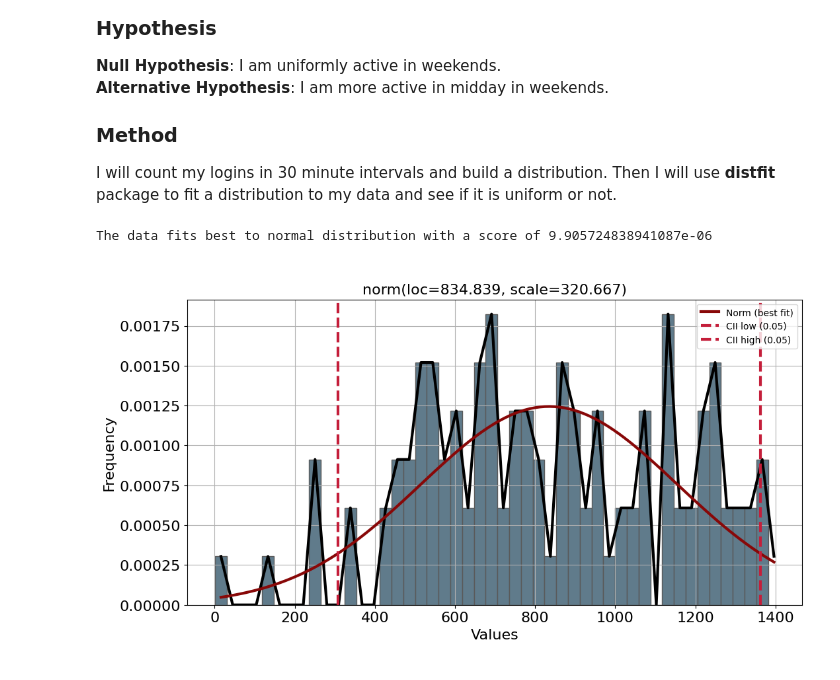
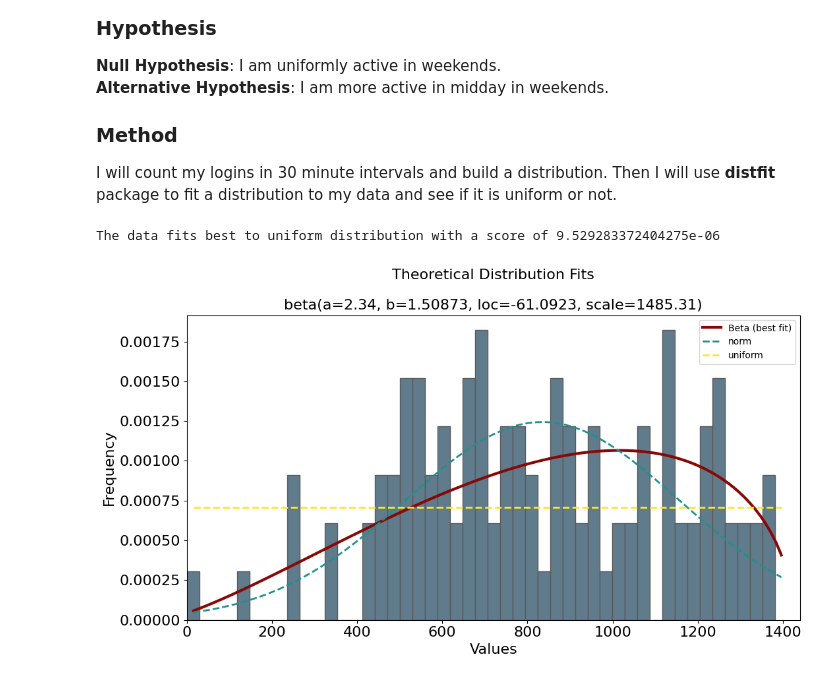
Before and after one commit to firatbatar/my-reddit-data, a Jupyter notebook: reddit_analysis.ipynb, the cells around one changed output. Saved outputs shown, nothing was run; the diff lists cells and outputs as text; code cells hidden in the pictures.

```diff
--- a/reddit_analysis.ipynb
+++ b/reddit_analysis.ipynb
@@ -400,15 +400,7 @@ I will count and visualize the tags and flairs of the subreddits that I am subsc
 # %%
 # Count the number of each tag from the tags column of the subreddits_df
 if "Tags" in subreddits_df.columns:
-    tag_count_dict = dict()
-    tags_col = subreddits_df["Tags"]
-    for idx in range(len(tags_col)):
-        tags = tags_col.iloc[idx].split(", ")
-        for tag in tags:
-            if tag in tag_count_dict:
-                tag_count_dict[tag] += 1
-            else:
-                tag_count_dict[tag] = 1
+    tag_count_dict = subreddits_df["Tags"].map(lambda x: x.split(", ")).explode().value_counts().to_dict()
     tag_count_df = pd.DataFrame({"Tag": list(tag_count_dict.keys()), "Count": list(tag_count_dict.values())})
     tag_count_df["Tag"] = tag_count_df["Tag"].astype(dtype="category")
 
@@ -429,17 +421,17 @@ else:
 
 
 # Count the number of each flair from the flairs column of the subreddits_df
-flair_count_dict = dict()
-flairs_col = subreddits_df["Flairs"]
-for idx in range(len(flairs_col)):
-    if type(flairs_col.iloc[idx]) != str:
-        continue
-    flairs = flairs_col.iloc[idx].split(", ")
-    for flair in flairs:
-        if flair in flair_count_dict:
-            flair_count_dict[flair] += 1
-        else:
-            flair_count_dict[flair] = 1
+flair_count_dict = subreddits_df["Flairs"].map(lambda x: x.split(", ") if type(x) == str else None).explode().value_counts().to_dict()
+# flairs_col = subreddits_df["Flairs"]
+# for idx in range(len(flairs_col)):
+#     if type(flairs_col.iloc[idx]) != str:
+#         continue
+#     flairs = flairs_col.iloc[idx].split(", ")
+#     for flair in flairs:
+#         if flair in flair_count_dict:
+#             flair_count_dict[flair] += 1
+#         else:
+#             flair_count_dict[flair] = 1
 flair_count_df = pd.DataFrame({"Flair": list(flair_count_dict.keys()), "Count": list(flair_count_dict.values())})
 flair_count_df["Flair"] = flair_count_df["Flair"].astype(dtype="category")
 # Drop flairs with less than 2 counts since it means they are unique for subreddit
@@ -1073,40 +1065,41 @@ According to my hypothesis, my active times in weekdays is related to my class h
 
 I will count my logins in 30 minute intervals and build a distribution. Then I will use **distfit** package to fit a distribution to my data and see if it is uniform or not.
 # %%
+import numpy as np
 # Count the logins for each interval for weekends
 login_intervals_df = pd.DataFrame(columns=["IntervalStart", "LoginCount"])
 login_intervals_df.loc[:, "IntervalStart"] = [i for i in range(0, 24*60, 30)]
 login_intervals_df.loc[:, "LoginCount"] = 0
 login_intervals_df["LoginCount"] = login_intervals_df["LoginCount"].astype(dtype="int64")
 for loginTime in login_datetime_df[(login_datetime_df["DayName"] == "Saturday") | (login_datetime_df["DayName"] == "Sunday")]["TimeInMinutes"]:
     intervalIdx = loginTime // 30
     login_intervals_df.loc[intervalIdx, "LoginCount"] += 1
 
 # Create a list of appearances of each interval
 X = []
-# TODO: Recheck this part
 for idx in range(len(login_intervals_df)):
     X += [login_intervals_df.loc[idx, "IntervalStart"] + 1] * login_intervals_df.loc[idx, "LoginCount"]
 if 1 not in X:
     X.append(1)
 if 1411 not in X:
     X.append(1411)
 X = pd.Series(X)
 
 # Create the model for normal and uniform distributions
-dfit = distfit(distr=["norm", "uniform"], bins=48, verbose=0)  # Initialize
+dfit = distfit(distr=["beta", "norm", "uniform"], bins=48, verbose=0)  # Initialize
 dfit.fit_transform(X)   # Fit distributions on empirical data X
 
 # Results
 if dfit.model["name"] == "norm":
     print("The data fits best to normal distribution with a score of", dfit.model["score"])
 else:
     print("The data fits best to uniform distribution with a score of", dfit.model["score"])
 
 # Plot the pdf
 fig, ax = plt.subplots(figsize=(12, 6))
-plot = dfit.plot(ax=ax)
+plot = dfit.plot(title="Theoretical Distribution Fits\n" , cmap="viridis", cii_properties=None, emp_properties=None, n_top=100, grid=False, xlim=(0, 1440), fig=fig, ax=ax)
 fig.savefig("figures/login_times/weekends_pdf_fit.png")
+plt.show()
 # %% [output]
-The data fits best to normal distribution with a score of 9.905724838941087e-06
+The data fits best to uniform distribution with a score of 9.529283372404275e-06
-[figure, old version]
+[figure, new version]
```
Also changed, not shown: parts of 6 cells of this notebook, 16 other files.
